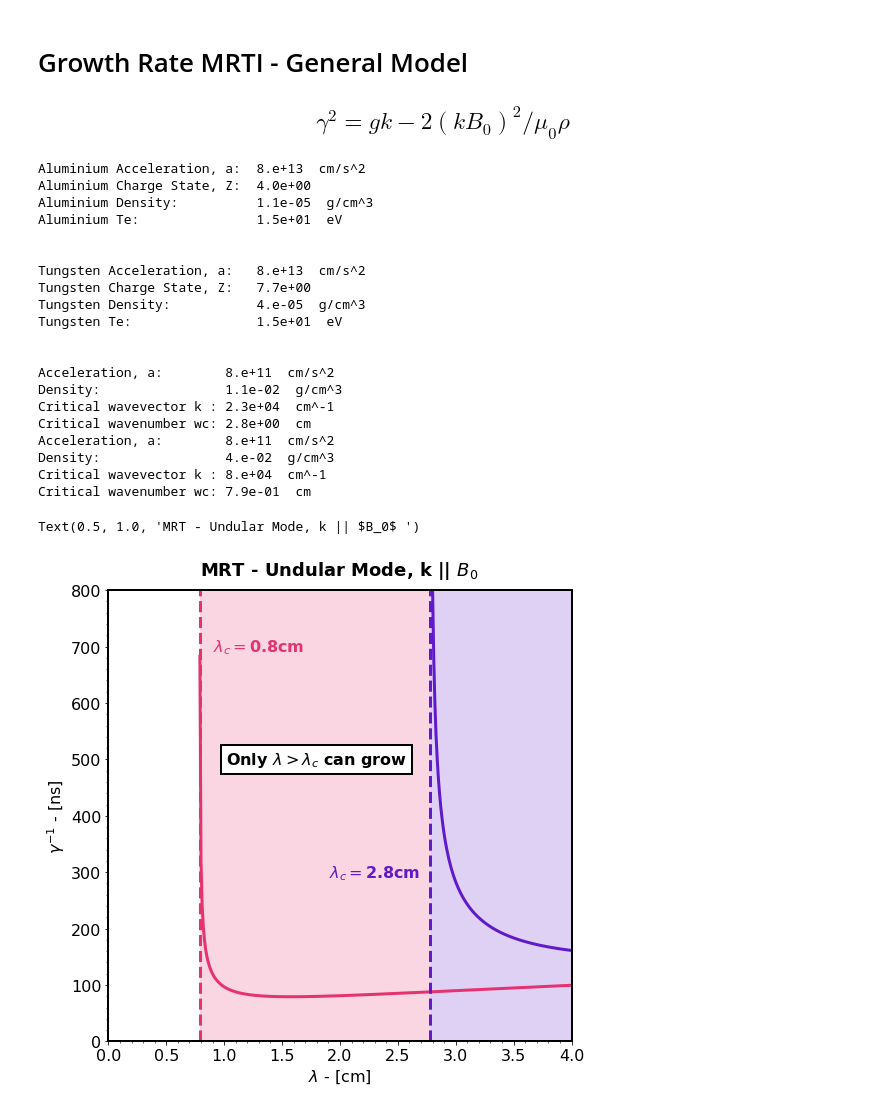
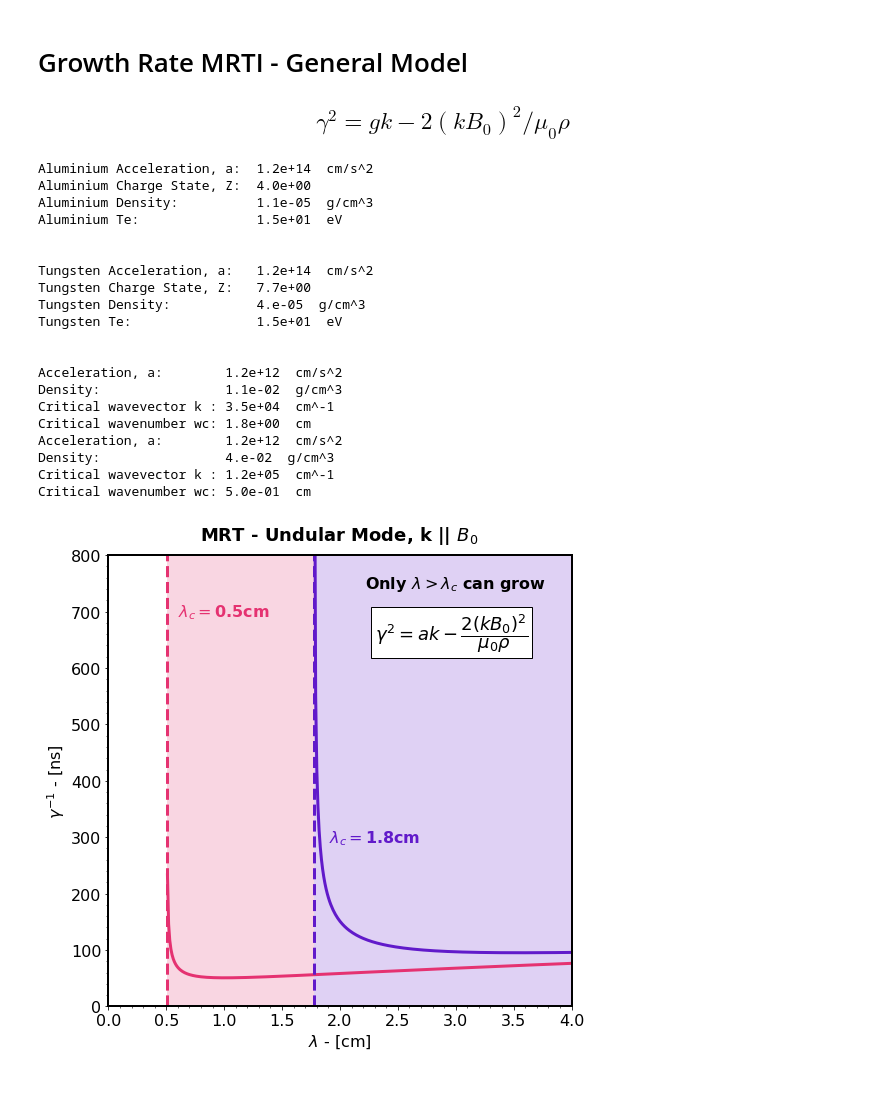
Before and after one commit to stemerlini/MagnetoRT, a Jupyter notebook: MagnetoRT.ipynb, the cells around one changed output. Drawn from its saved outputs; the diff is of its cells as text; code cells hidden in the pictures.

```diff
--- a/MagnetoRT.ipynb
+++ b/MagnetoRT.ipynb
@@ -405,8 +420,8 @@ Text(0, 0.5, 'Ion Larmor Radius x $10^{-2}$ - [cm]')
 # %%
 # PRETTY PLOT
 # --------------------------------------------------------------------------------------
-fig = plt.figure(figsize=(16.6,8.3))
-gs  = fig.add_gridspec(ncols=2, nrows=1,hspace=0,wspace=0.3)
+fig = plt.figure(figsize=(18.6,8.3))
+gs  = fig.add_gridspec(ncols=2, nrows=1,hspace=0,wspace=0.2)
 ax  = gs.subplots()
 
 for axis in ['top','bottom','left','right']:
@@ -435,6 +450,13 @@ for axis in ax:
 # ax[0].set_yticks(np.arange(0,11))
 # ax[1].set_ylim([0,100])
 
+# (2e18*self.Ti**2.5)/(self.A**0.5*self.Z**3*self.ne)
+ax[0].text(40, 1.25, r'$\nu$ = $2x10^{18}\dfrac{T_i^{2.5}}{A^{0.5}Z^{3}n_e}$', fontsize = 18, color='black', bbox=dict(facecolor='white', edgecolor='black'))
+
+ax[1].text(5, 40, '$D_m = 2.91x10^{-6}\dfrac{m_e Z \Lambda}{\mu_0 e^2 T_e^{3/2}}$', fontsize = 18, color='black', bbox=dict(facecolor='white', edgecolor='black'))
+
 ax[0].set_ylabel(r'Reynolds Number x $10^{7}$', fontsize=16)
 ax[1].set_ylabel(r'Magnetic Reynolds Number', fontsize=16)
+
+# plt.savefig('Reynolds.png', dpi=330)
 # %% [output]
@@ -518,11 +539,11 @@ def growth_rate(plasma,wl):
 
 Te = 15
 
-al_flow         =    {'A':27, 'ne': 1e18,   'Te': Te , 'Ti': Te, 'V':4e6,  'L':0.2, 'Atw': 1, 'Zsrc': 'exp', 'B': 5}
-w_flow          =    {'A':183,'ne': 1e18,   'Te': Te , 'Ti': Te, 'V':4e6,  'L':0.2, 'Atw': 1, 'Zsrc': 'exp', 'B': 5}
+al_flow         =    {'A':27, 'ne': 1e18,   'Te': Te , 'Ti': Te, 'V':5e6,  'L':0.2, 'Atw': 1, 'Zsrc': 'exp', 'B': 5}
+w_flow          =    {'A':183,'ne': 1e18,   'Te': Te , 'Ti': Te, 'V':5e6,  'L':0.2, 'Atw': 1, 'Zsrc': 'exp', 'B': 5}
 
-al_flow_noB     =    {'A':27, 'ne': 1e18,   'Te': Te , 'Ti': Te, 'V':4e6,  'L':0.2, 'Atw': 1, 'Zsrc': 'exp', 'B': 0}
-w_flow_noB      =    {'A':183,'ne': 1e18,   'Te': Te , 'Ti': Te, 'V':4e6,  'L':0.2, 'Atw': 1, 'Zsrc': 'exp', 'B': 0}
+al_flow_noB     =    {'A':27, 'ne': 1e18,   'Te': Te , 'Ti': Te, 'V':5e6,  'L':0.2, 'Atw': 1, 'Zsrc': 'exp', 'B': 0}
+w_flow_noB      =    {'A':183,'ne': 1e18,   'Te': Te , 'Ti': Te, 'V':5e6,  'L':0.2, 'Atw': 1, 'Zsrc': 'exp', 'B': 0}
 
 al  =   plasma(**al_flow)
 w   =   plasma(**w_flow)
@@ -575,44 +596,47 @@ ax0.set_yticks(np.arange(0,801,100))
 
 # Plot Properties
 ax0.tick_params(labelsize=16)
 # ax0.grid(True, linestyle='--', alpha = 0.4)
 
 ax0.set_xlabel(r'$\lambda$ - [cm]', fontsize=16)
 ax0.set_ylabel(r'$\gamma^{-1}$ - [ns]', fontsize=16)
 ax0.minorticks_on()
 # ax0.legend(loc = 'best', fontsize = 16)
 
 t = ax0.text(
-    1.3, 700, "$\lambda_c = $"+str(0.8)+'cm', color = "#E53271", weight="bold", ha="center", va="center", size=16)
+    1, 700, "$\lambda_c = $"+str(0.5)+'cm', color = "#E53271", weight="bold", ha="center", va="center", size=16)
 
 t = ax0.text(
-    2.3, 300, "$\lambda_c = $"+str(2.8)+'cm', color = "#611ACA", weight="bold", ha="center", va="center", size=16)
+    2.3, 300, "$\lambda_c = $"+str(1.8)+'cm', color = "#611ACA", weight="bold", ha="center", va="center", size=16)
 
 t = ax0.text(
-    1.8, 500, "Only $\lambda > \lambda_c$ can grow", color = "black", weight="bold", ha="center", va="center", size=16,
-    bbox=dict(boxstyle="Square,pad=0.3", fc="white", ec="black", lw=2))
+    3, 750, "Only $\lambda > \lambda_c$ can grow", color = "black", weight="bold", ha="center", va="center", size=16)
+
+ax0.text(2.3, 650, r'$\gamma^2 = ak - \dfrac{2(kB_0)^2}{\mu_0\rho}$', fontsize = 18, color='black', bbox=dict(facecolor='white', edgecolor='black'))
+
 
 ax0.set_title('MRT - Undular Mode, k || $B_0$ ', fontsize = 18,  weight = 'bold', pad = "15")
+
+plt.savefig('MRTUndularMode.png', dpi=330)
 # %% [output]
-Aluminium Acceleration, a:  8.e+13  cm/s^2
+Aluminium Acceleration, a:  1.2e+14  cm/s^2
 Aluminium Charge State, Z:  4.0e+00
 Aluminium Density:          1.1e-05  g/cm^3
 Aluminium Te:               1.5e+01  eV
 
 
-Tungsten Acceleration, a:   8.e+13  cm/s^2
+Tungsten Acceleration, a:   1.2e+14  cm/s^2
 Tungsten Charge State, Z:   7.7e+00
 Tungsten Density:           4.e-05  g/cm^3
 Tungsten Te:                1.5e+01  eV
 
 
-Acceleration, a:        8.e+11  cm/s^2
+Acceleration, a:        1.2e+12  cm/s^2
 Density:                1.1e-02  g/cm^3
-Critical wavevector k : 2.3e+04  cm^-1
-Critical wavenumber wc: 2.8e+00  cm
-Acceleration, a:        8.e+11  cm/s^2
+Critical wavevector k : 3.5e+04  cm^-1
+Critical wavenumber wc: 1.8e+00  cm
+Acceleration, a:        1.2e+12  cm/s^2
 Density:                4.e-02  g/cm^3
-Critical wavevector k : 8.e+04  cm^-1
-Critical wavenumber wc: 7.9e-01  cm
+Critical wavevector k : 1.2e+05  cm^-1
+Critical wavenumber wc: 5.0e-01  cm
-Text(0.5, 1.0, 'MRT - Undular Mode, k || $B_0$ ')
-[figure, old version]
+[figure, new version]
```
Also changed, not shown: parts of 3 cells of this notebook, 4 other files.
